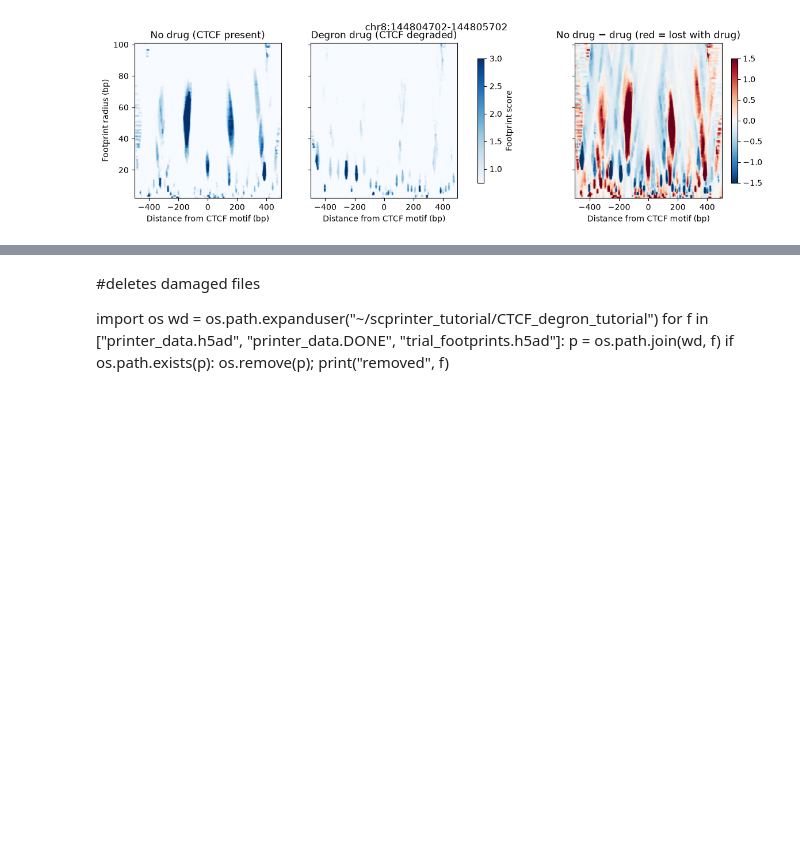
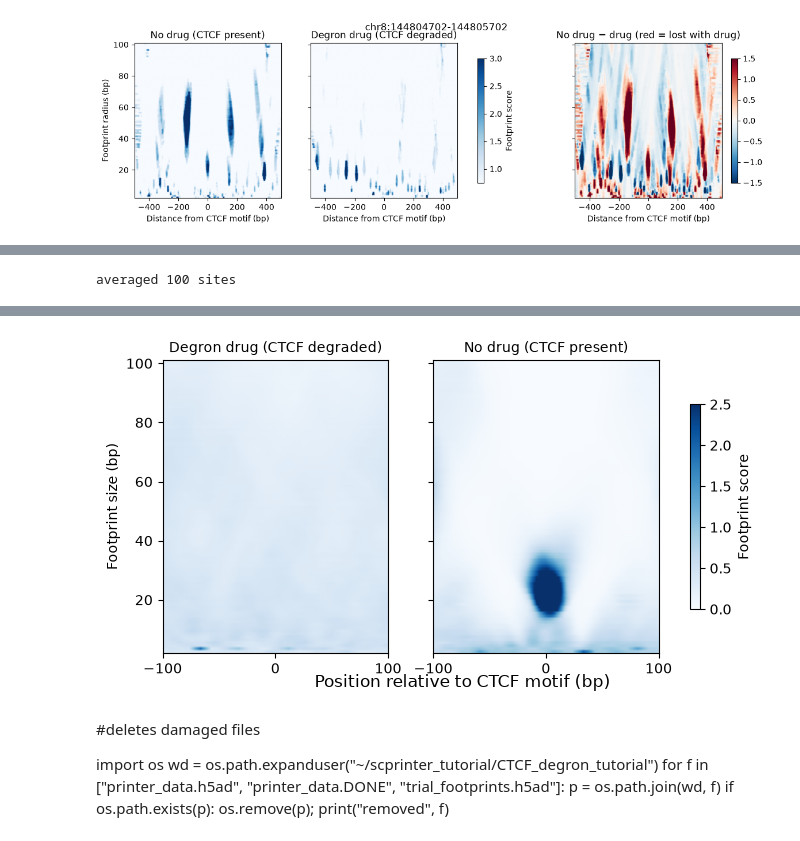
Before and after one commit to cheryl-xiang/printing, a Jupyter notebook: ctcf_footprinting.ipynb, the cells around one changed output, grey strips where cells are left out. Cells and saved outputs as stored; diff of their text form; code cells hidden in the pictures; blank space fills up the shorter version.

Commit message:
add agregate footprint

```diff
--- a/ctcf_footprinting.ipynb
+++ b/ctcf_footprinting.ipynb
@@ -337,0 +344,20 @@ with h5py.File(fp_path, "r", locking=False) as f:
+# %%
+n_sites = 100
+sites = CTCF_bed_filt.iloc[:n_sites]
+
+agg_regions, agg_strands = [], []
+for _, row in sites.iterrows():
+    c = (int(row[1]) + int(row[2])) // 2
+    agg_regions.append(f"{row[0]}:{c-500}-{c+500}")
+    agg_strands.append(row[5])
+
+# pool replicates into 2 conditions (same as before)
+cond_groups = pd.DataFrame({"barcode": barcodes,
+                            "group": ["no_drug", "degron", "no_drug", "degron"]})
+grouping2, groups2 = scp.utils.df2cell_grouping(printer, cond_groups)
+
+t0 = time.time()
+scp.tl.get_footprint_score(printer, grouping2, groups2, agg_regions,
+    modes=np.arange(2, 101), footprintRadius=None, flankRadius=None,
+    n_jobs=1, save_key="aggregate_sites", backed=True, overwrite=True)
+print(f"takes {(time.time() - t0)/60:.1f} min")
@@ -337,0 +371,32 @@ with h5py.File(fp_path, "r", locking=False) as f:
+# %%
+fp_path = os.path.join(printer.file_path, "aggregate_sites.h5ad")
+i_no, i_deg = list(groups2).index("no_drug"), list(groups2).index("degron")
+
+total, n = None, 0
+with h5py.File(fp_path, "r", locking=False) as f:
+    for reg, strand in zip(agg_regions, agg_strands):
+        fp = f["obsm"][reg][:]                    # (2 groups, 99 scales, 1000 bp)
+        if strand == "-":
+            fp = fp[:, :, ::-1]                    # align all motifs in the same direction
+        total = fp if total is None else total + fp
+        n += 1
+avg = total / n
+print(f"averaged {n} sites")
+
+# keep only ±100 bp around the motif, like the example figure
+center = avg.shape[2] // 2
+avg_crop = avg[:, :, center - 100 : center + 100]
+
+fig, axes = plt.subplots(1, 2, figsize=(8, 3.8), sharey=True)
+for ax, idx, title in [(axes[0], i_deg, "Degron drug (CTCF degraded)"),
+                       (axes[1], i_no,  "No drug (CTCF present)")]:
+    im = ax.imshow(avg_crop[idx], aspect="auto", origin="lower", cmap="Blues",
+                   vmin=0, vmax=2.5, extent=[-100, 100, 2, 101])
+    ax.set_title(title, fontsize=10)
+    ax.set_xticks([-100, 0, 100])
+axes[0].set_ylabel("Footprint size (bp)")
+fig.supxlabel("Position relative to CTCF motif (bp)")
+fig.colorbar(im, ax=axes, shrink=0.7, label="Footprint score")
+plt.savefig(os.path.join(wd, "plots", "aggregate_CTCF_footprint.pdf"), bbox_inches="tight")
+plt.show()
+# %% [output]
@@ -337,0 +420 @@ with h5py.File(fp_path, "r", locking=False) as f:
+averaged 100 sites
@@ -338,3 +438,4 @@ with h5py.File(fp_path, "r", locking=False) as f:
+[figure, added]
 # %%
 printer.close()
 # %% [markdown]
```
Also changed, not shown: parts of 6 cells of this notebook.
